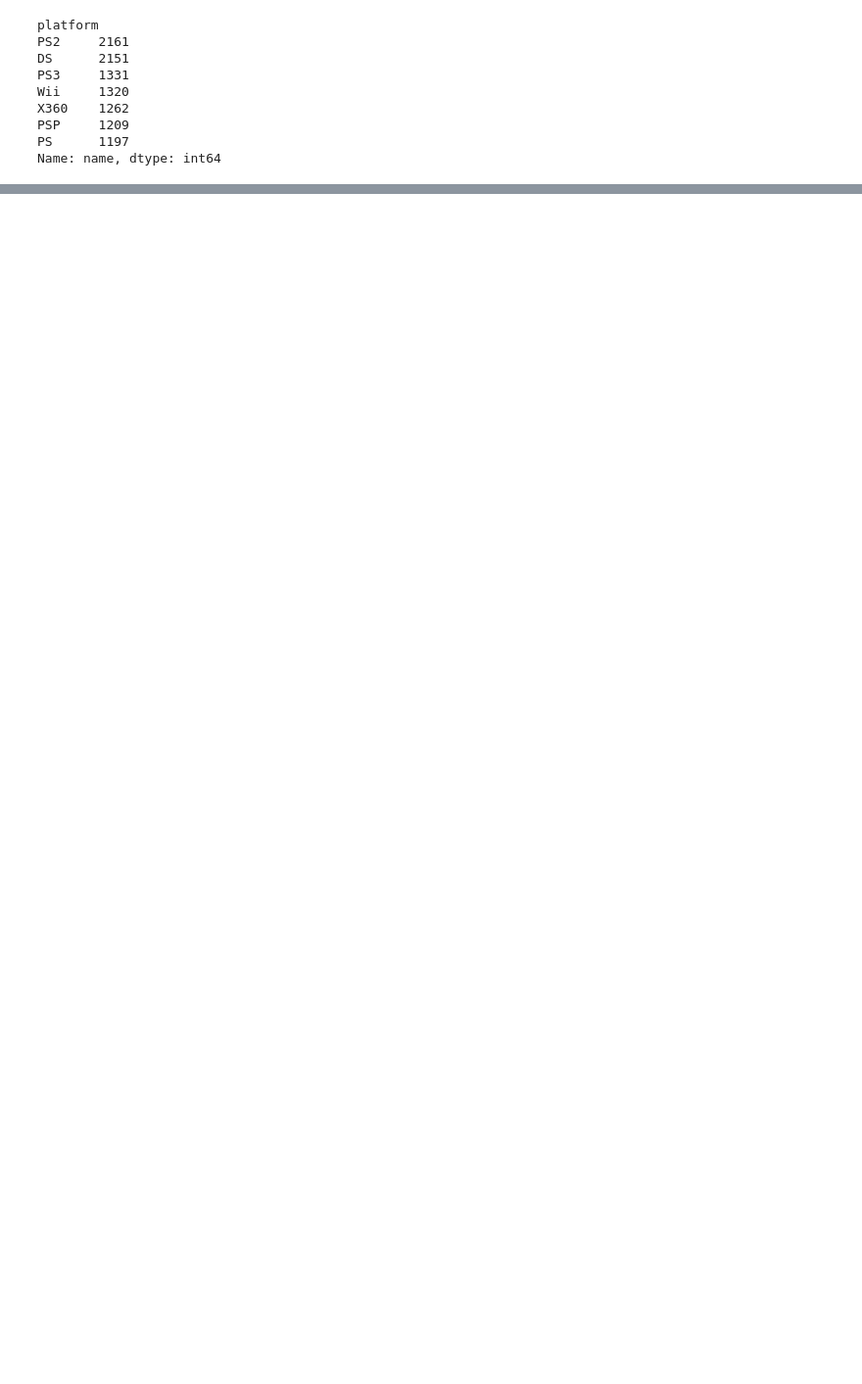
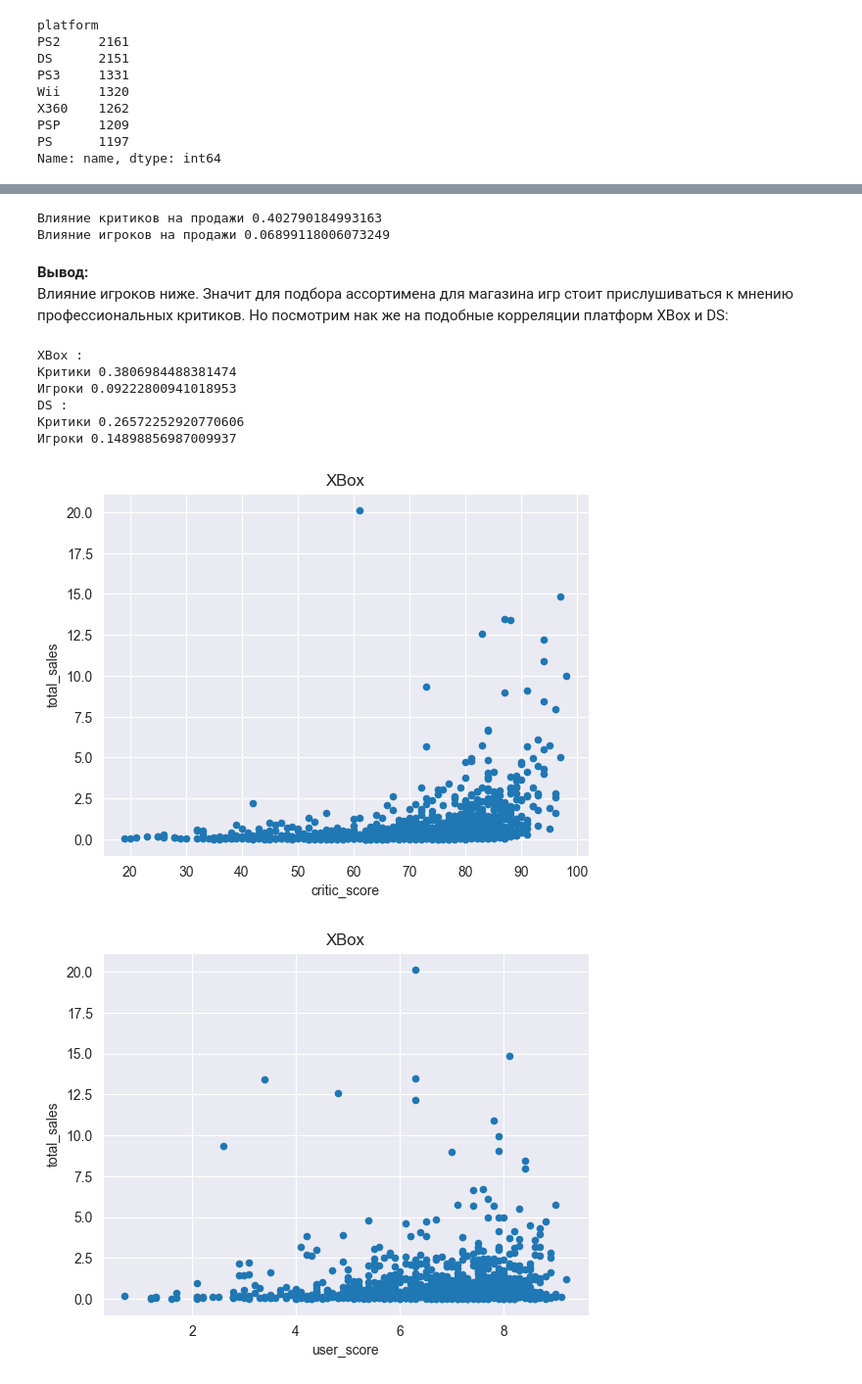
Before and after one commit to Shurick-G/practicum, a Jupyter notebook: prefab_project_1/prefab_project_1.ipynb, the cells around one changed output, grey strips where cells are left out. Shown at 98% size. Cells and saved outputs as stored; diff of their text form; code cells hidden in the pictures; blank space fills up the shorter version.

```diff
--- a/prefab_project_1/prefab_project_1.ipynb
+++ b/prefab_project_1/prefab_project_1.ipynb
@@ -353,0 +384,27 @@ Name: name, dtype: int64
+# %%
+print('Влияние критиков на продажи', df_ps['critic_score'].corr(df_ps['total_sales']))
+print('Влияние игроков на продажи', df_ps['user_score'].corr(df_ps['total_sales']))
+# %% [output]
+Влияние критиков на продажи 0.402790184993163
+Влияние игроков на продажи 0.06899118006073249
+# %% [markdown]
+<strong>Вывод:</strong><br>
+Влияние игроков ниже. Значит для подбора ассортимена для магазина игр стоит прислушиваться к мнению профессиональных критиков.
+Но посмотрим нак же на подобные корреляции платформ XBox и DS:
+# %%
+for platform in ['XBox', 'DS']:
+    df2[df2['platform_general'] == platform].plot.scatter(x='critic_score', y='total_sales', title=platform)
+    df2[df2['platform_general'] == platform].plot.scatter(x='user_score', y='total_sales', title=platform)
+
+    print(platform, ':')
+    print(f'Критики', df2[df2['platform_general'] == platform]['critic_score'].corr(df2[df2['platform_general'] == platform]['total_sales']))
+    print(f'Игроки',  df2[df2['platform_general'] == platform]['user_score'].corr(df2[df2['platform_general'] == platform]['total_sales']))
+# %% [output]
+XBox :
+Критики 0.3806984488381474
+Игроки 0.09222800941018953
+DS :
+Критики 0.26572252920770606
+Игроки 0.14898856987009937
+[figure, added]
+[figure, added]
```
Also changed, not shown: parts of 39 cells of this notebook.
